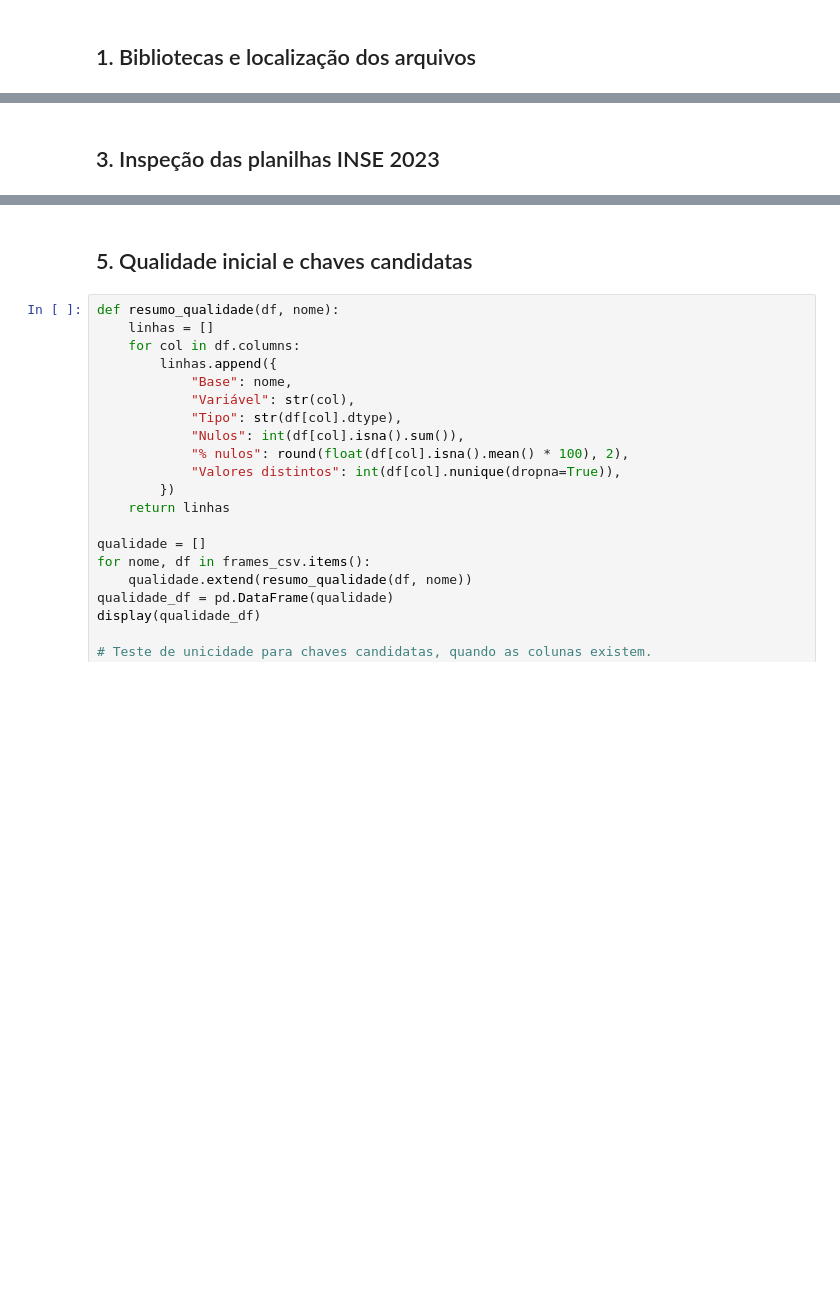
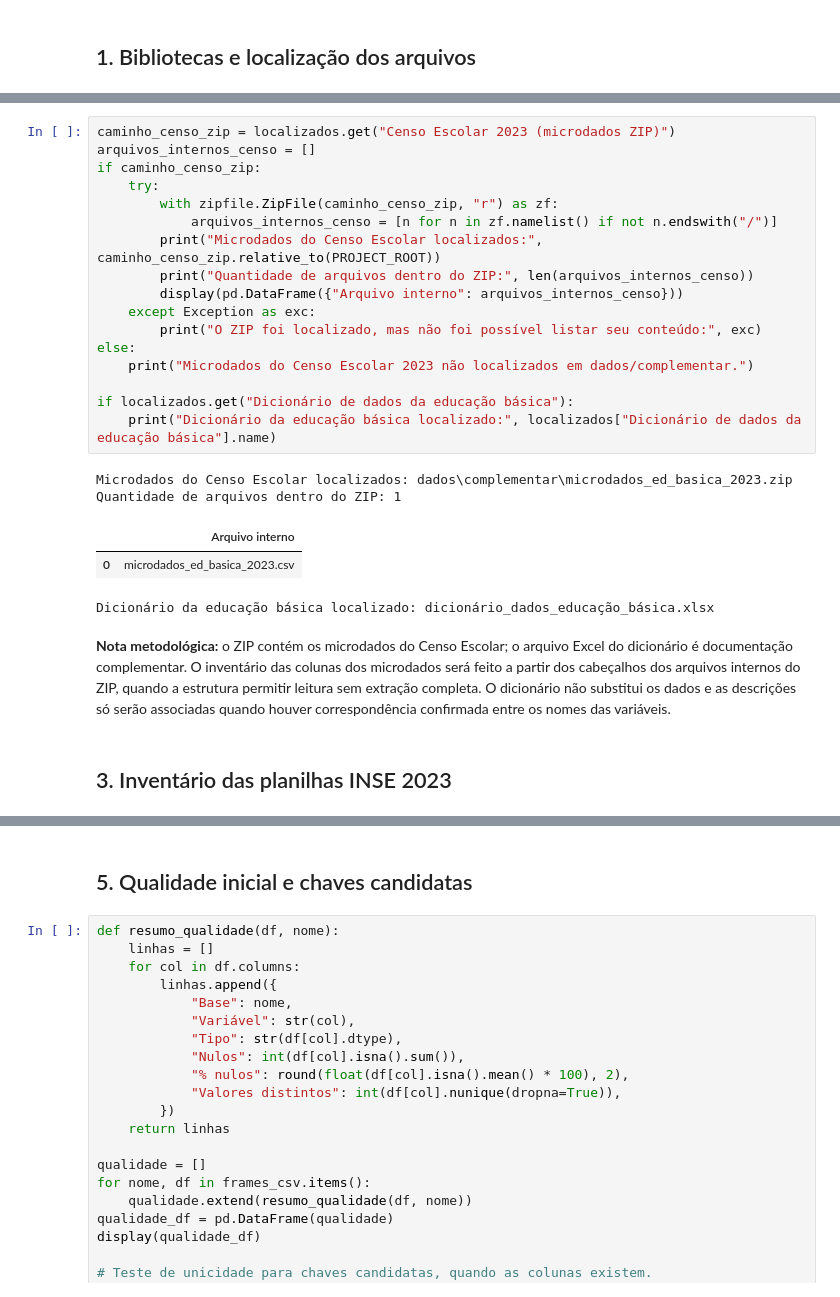
Before and after one commit to FIAP-Challenges/tech_challenge_3, a Jupyter notebook: notebooks/fase_2_entendimento_base_dados/TC3-40_Catalogo_Variaveis.ipynb, the cells around one changed output, grey strips where cells are left out. Saved outputs shown, nothing was run; the diff lists cells and outputs as text; blank space fills up the shorter version.

```diff
--- a/notebooks/fase_2_entendimento_base_dados/TC3-40_Catalogo_Variaveis.ipynb
+++ b/notebooks/fase_2_entendimento_base_dados/TC3-40_Catalogo_Variaveis.ipynb
@@ -139,5 +115,30 @@ else:
+# %%
+caminho_censo_zip = localizados.get("Censo Escolar 2023 (microdados ZIP)")
+arquivos_internos_censo = []
+if caminho_censo_zip:
+    try:
+        with zipfile.ZipFile(caminho_censo_zip, "r") as zf:
+            arquivos_internos_censo = [n for n in zf.namelist() if not n.endswith("/")]
+        print("Microdados do Censo Escolar localizados:", caminho_censo_zip.relative_to(PROJECT_ROOT))
+        print("Quantidade de arquivos dentro do ZIP:", len(arquivos_internos_censo))
+        display(pd.DataFrame({"Arquivo interno": arquivos_internos_censo}))
+    except Exception as exc:
+        print("O ZIP foi localizado, mas não foi possível listar seu conteúdo:", exc)
+else:
+    print("Microdados do Censo Escolar 2023 não localizados em dados/complementar.")
+
+if localizados.get("Dicionário de dados da educação básica"):
+    print("Dicionário da educação básica localizado:", localizados["Dicionário de dados da educação básica"].name)
+# %% [output]
+Microdados do Censo Escolar localizados: dados\complementar\microdados_ed_basica_2023.zip
+Quantidade de arquivos dentro do ZIP: 1
+|  | Arquivo interno |
+| 0 | microdados_ed_basica_2023.csv |
+Dicionário da educação básica localizado: dicionário_dados_educação_básica.xlsx
+# %% [markdown]
+**Nota metodológica:** o ZIP contém os microdados do Censo Escolar; o arquivo Excel do dicionário é documentação complementar. O inventário das colunas dos microdados será feito a partir dos cabeçalhos dos arquivos internos do ZIP, quando a estrutura permitir leitura sem extração completa. O dicionário não substitui os dados e as descrições só serão associadas quando houver correspondência confirmada entre os nomes das variáveis.
 # %% [markdown]
-## 3. Inspeção das planilhas INSE 2023
+## 3. Inventário das planilhas INSE 2023
 # %%
 def ler_excel_seguro(caminho):
     try:
```
Also changed, not shown: parts of 22 cells of this notebook.
